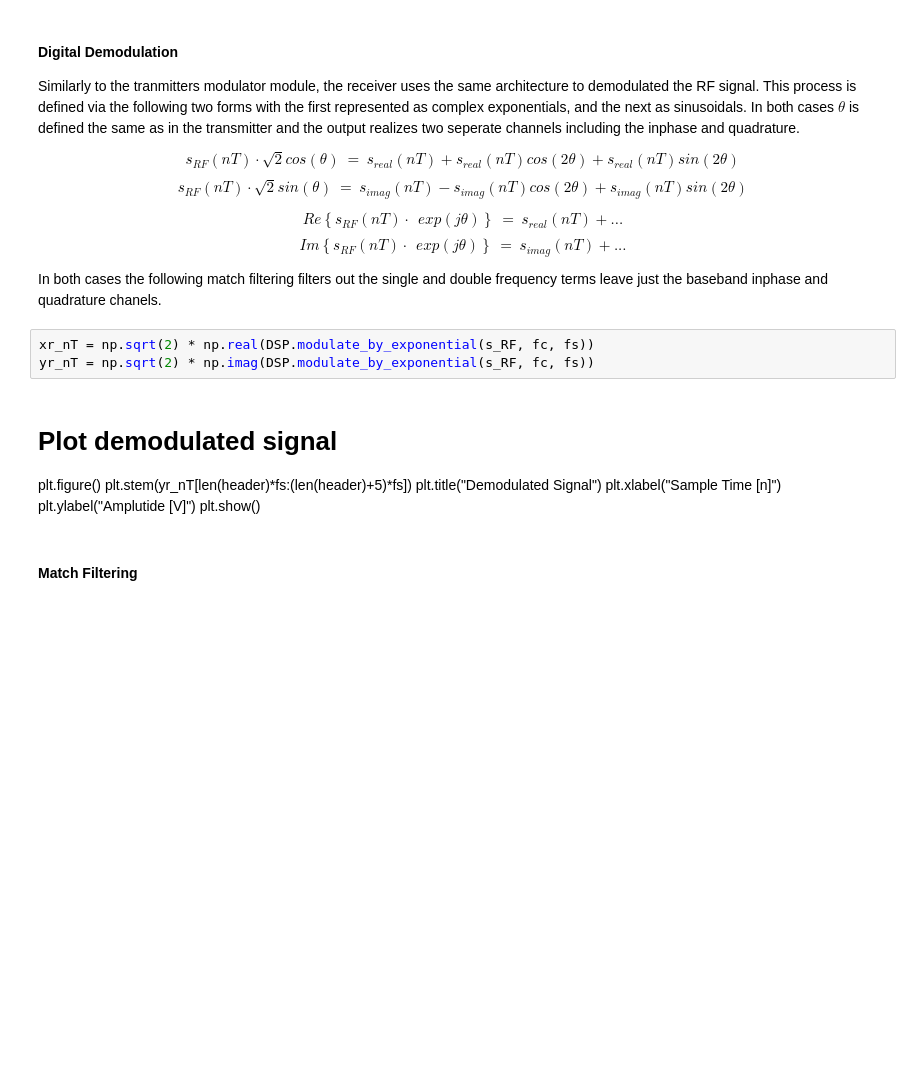
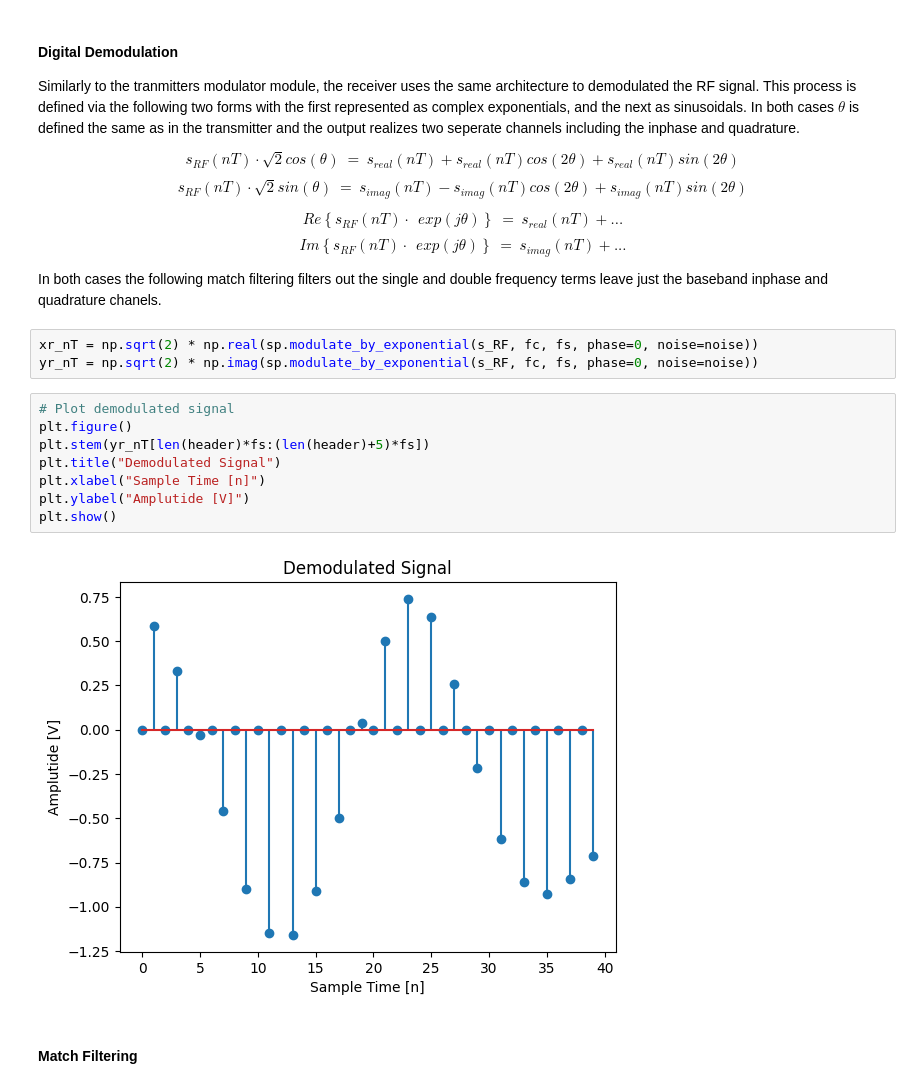
Before and after one commit to KU-Telemetry-Lab/Will_Digital_Comm_Exercises, a Jupyter notebook: Jupyter/QPSK.ipynb, the cells around one changed output. Cells and saved outputs as stored; diff of their text form; blank space fills up the shorter version.

```diff
--- a/Jupyter/QPSK.ipynb
+++ b/Jupyter/QPSK.ipynb
@@ -225,16 +241,18 @@ $$
 
 In both cases the following match filtering filters out the single and double frequency terms leave just the baseband inphase and quadrature chanels.
 # %%
-xr_nT = np.sqrt(2) * np.real(DSP.modulate_by_exponential(s_RF, fc, fs))
-yr_nT = np.sqrt(2) * np.imag(DSP.modulate_by_exponential(s_RF, fc, fs))
+xr_nT = np.sqrt(2) * np.real(sp.modulate_by_exponential(s_RF, fc, fs, phase=0, noise=noise))
+yr_nT = np.sqrt(2) * np.imag(sp.modulate_by_exponential(s_RF, fc, fs, phase=0, noise=noise))
-# %% [markdown]
-# Plot demodulated signal
-plt.figure()
-plt.stem(yr_nT[len(header)*fs:(len(header)+5)*fs])
-plt.title("Demodulated Signal")
-plt.xlabel("Sample Time [n]")
-plt.ylabel("Amplutide [V]")
-plt.show()
+# %%
+# Plot demodulated signal
+plt.figure()
+plt.stem(yr_nT[len(header)*fs:(len(header)+5)*fs])
+plt.title("Demodulated Signal")
+plt.xlabel("Sample Time [n]")
+plt.ylabel("Amplutide [V]")
+plt.show()
+# %% [output]
+[figure, added]
 # %% [markdown]
 #### Match Filtering
 # %% [markdown]
```
Also changed, not shown: parts of 26 cells of this notebook, 5 other files.
